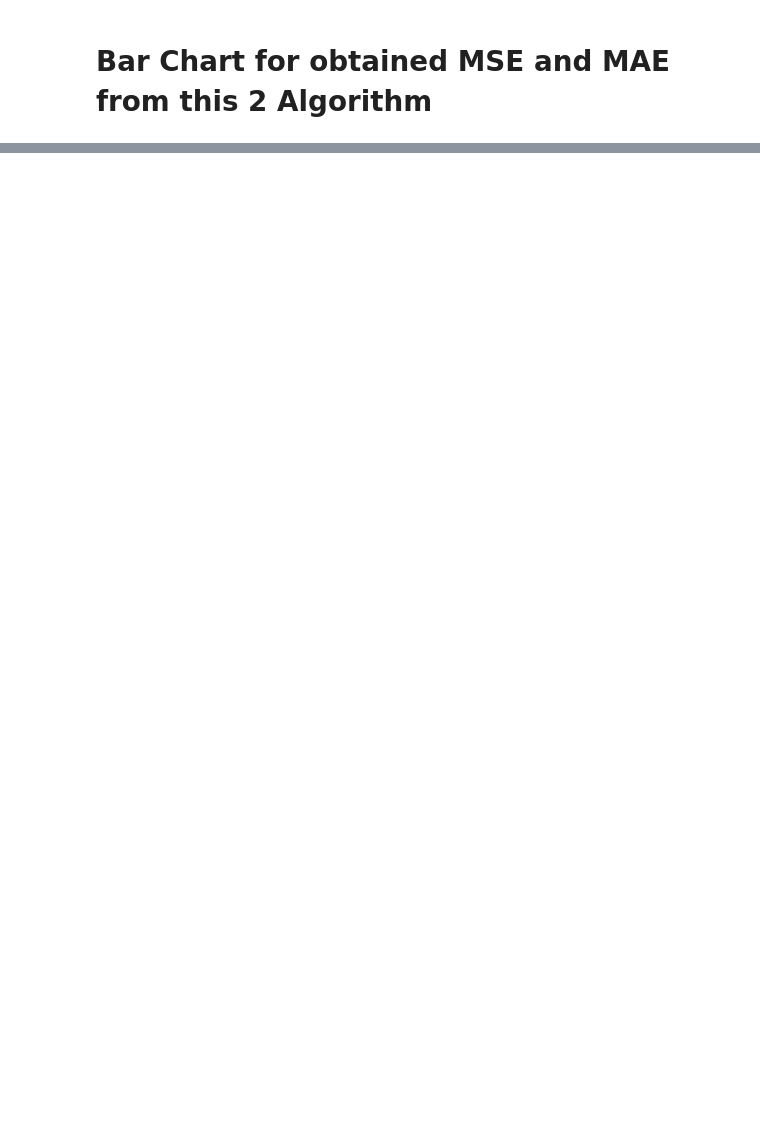
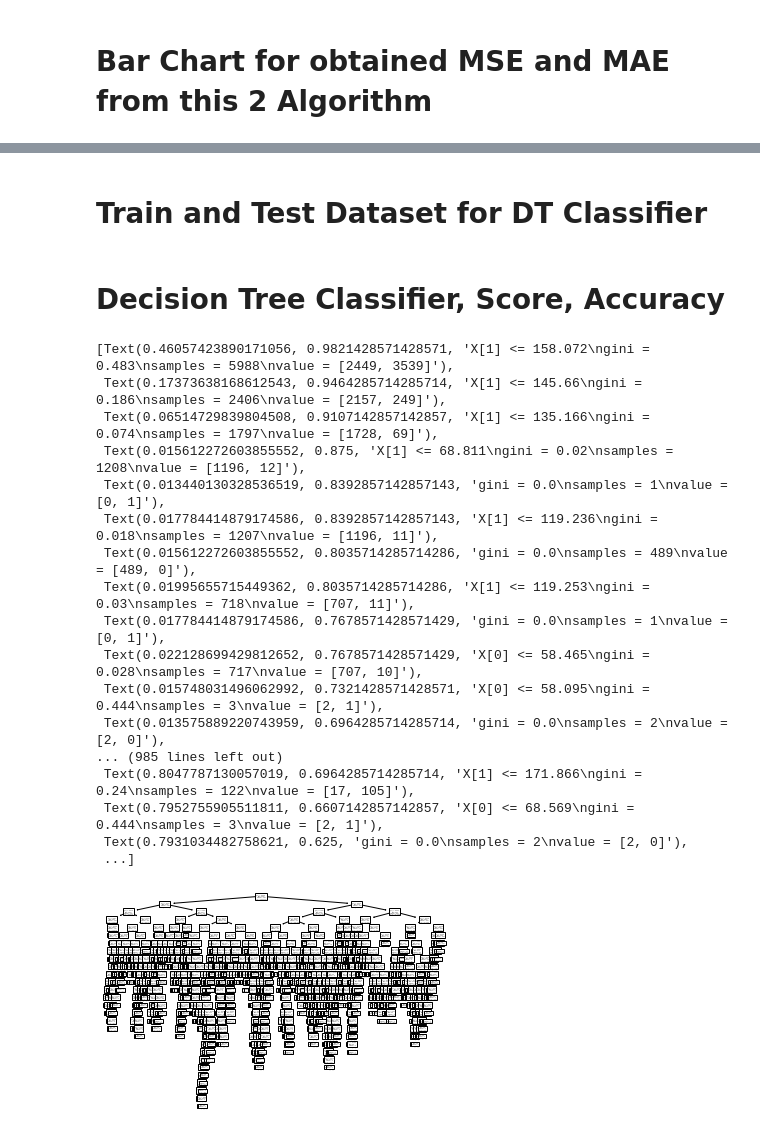
Before and after one commit to noman13bd/ML-Practice, a Jupyter notebook: ML_KNN_assignment5.ipynb, the cells around one changed output, grey strips where cells are left out. Saved outputs shown, nothing was run; the diff lists cells and outputs as text; code cells hidden in the pictures; blank space fills up the shorter version.

```diff
--- a/ML_KNN_assignment5.ipynb
+++ b/ML_KNN_assignment5.ipynb
@@ -119,0 +156,4 @@ Text(0, 0.5, 'Value')
+# %%
+col_x_dt_classifier = df_classification.drop('Gender', axis=1)
+col_y_dt_classifier = df_classification['Gender']
+col_x_dt_classifier.head()
@@ -119,0 +167,33 @@ Text(0, 0.5, 'Value')
+# %% [markdown]
+# Train and Test Dataset for DT Classifier
+# %%
+xtrain_dt, xtest_dt, ytrain_dt, ytest_dt = train_test_split(col_x_dt_classifier,col_y_dt_classifier,test_size=.30)
+# %% [markdown]
+# Decision Tree Classifier, Score, Accuracy
+# %%
+from sklearn.tree import DecisionTreeClassifier
+from sklearn import tree
+dt_clf = DecisionTreeClassifier()
+dt_clf.fit(xtrain_dt, ytrain_dt)
+
+
+tree.plot_tree(dt_clf)
+# %% [output]
+[Text(0.46057423890171056, 0.9821428571428571, 'X[1] <= 158.072\ngini = 0.483\nsamples = 5988\nvalue = [2449, 3539]'),
+ Text(0.17373638168612543, 0.9464285714285714, 'X[1] <= 145.66\ngini = 0.186\nsamples = 2406\nvalue = [2157, 249]'),
+ Text(0.06514729839804508, 0.9107142857142857, 'X[1] <= 135.166\ngini = 0.074\nsamples = 1797\nvalue = [1728, 69]'),
+ Text(0.015612272603855552, 0.875, 'X[1] <= 68.811\ngini = 0.02\nsamples = 1208\nvalue = [1196, 12]'),
+ Text(0.013440130328536519, 0.8392857142857143, 'gini = 0.0\nsamples = 1\nvalue = [0, 1]'),
+ Text(0.017784414879174586, 0.8392857142857143, 'X[1] <= 119.236\ngini = 0.018\nsamples = 1207\nvalue = [1196, 11]'),
+ Text(0.015612272603855552, 0.8035714285714286, 'gini = 0.0\nsamples = 489\nvalue = [489, 0]'),
+ Text(0.01995655715449362, 0.8035714285714286, 'X[1] <= 119.253\ngini = 0.03\nsamples = 718\nvalue = [707, 11]'),
+ Text(0.017784414879174586, 0.7678571428571429, 'gini = 0.0\nsamples = 1\nvalue = [0, 1]'),
+ Text(0.022128699429812652, 0.7678571428571429, 'X[0] <= 58.465\ngini = 0.028\nsamples = 717\nvalue = [707, 10]'),
+ Text(0.015748031496062992, 0.7321428571428571, 'X[0] <= 58.095\ngini = 0.444\nsamples = 3\nvalue = [2, 1]'),
+ Text(0.013575889220743959, 0.6964285714285714, 'gini = 0.0\nsamples = 2\nvalue = [2, 0]'),
+... (985 lines left out)
+ Text(0.8047787130057019, 0.6964285714285714, 'X[1] <= 171.866\ngini = 0.24\nsamples = 122\nvalue = [17, 105]'),
+ Text(0.7952755905511811, 0.6607142857142857, 'X[0] <= 68.569\ngini = 0.444\nsamples = 3\nvalue = [2, 1]'),
+ Text(0.7931034482758621, 0.625, 'gini = 0.0\nsamples = 2\nvalue = [2, 0]'),
+ ...]
+[figure, added]
```
Also changed, not shown: parts of 20 cells of this notebook.
